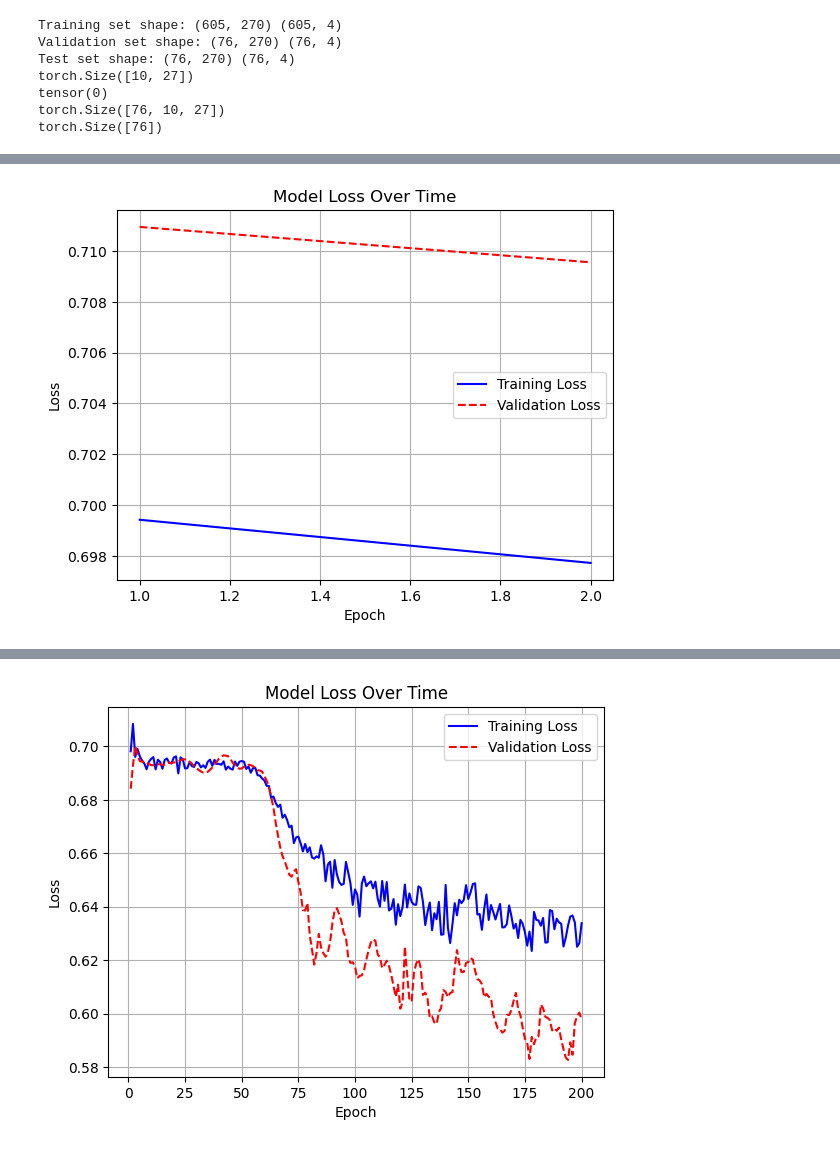
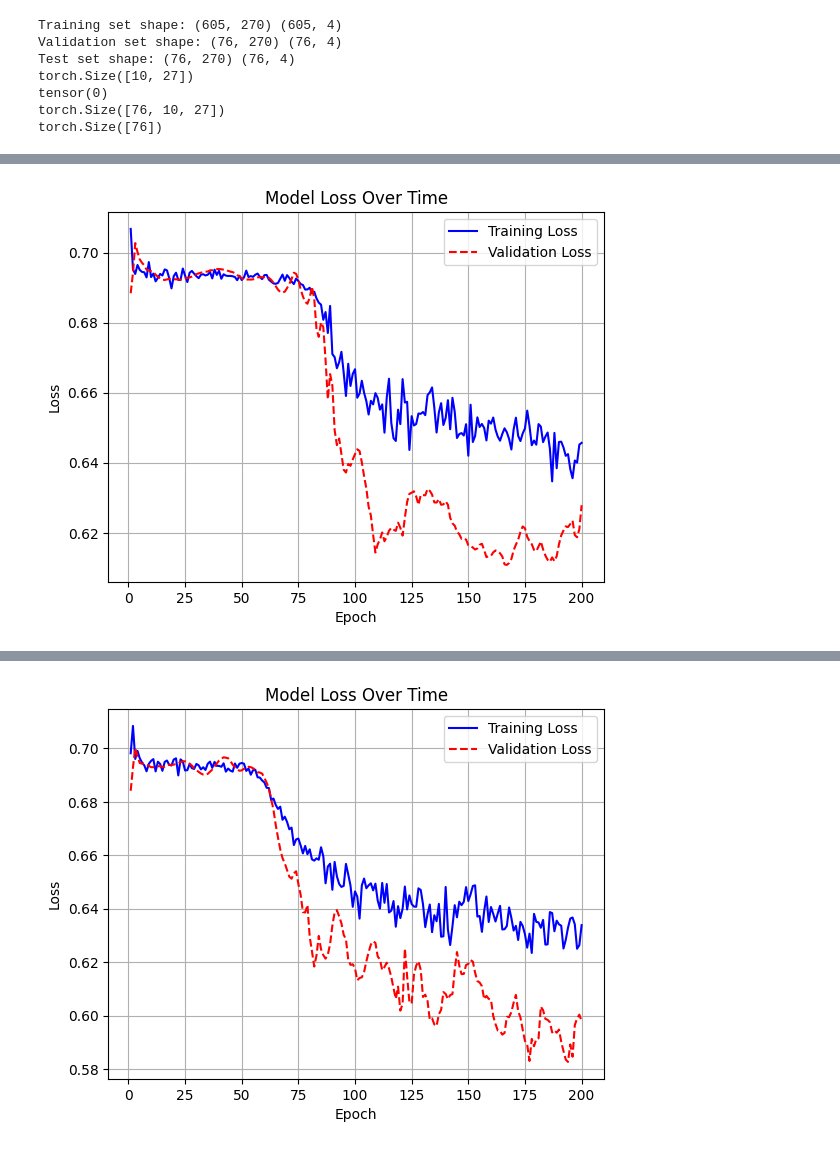
Before and after one commit to eric-fey-hus/ukko, a Jupyter notebook: Example_AML_test.ipynb, the cells around one changed output, grey strips where cells are left out. Cells and saved outputs as stored; diff of their text form; code cells hidden in the pictures.

```diff
--- a/Example_AML_test.ipynb
+++ b/Example_AML_test.ipynb
@@ -439,7 +439,7 @@ print(timepoints)
 
 # Quick data for testing
 dataset_train = CustomDataset(X_train, y_train)
-train_loader = DataLoader(dataset_train, batch_size=64, shuffle=True)
+train_loader = DataLoader(dataset_train, batch_size=1000, shuffle=True)
 
 # Initialize model
 # DualAttentionClassifier(self, n_features, time_steps, n_classes, d_model=128, n_heads=8, dropout=0.1)
@@ -448,10 +448,10 @@ model = ukko.core.DualAttentionClassifier1(
     time_steps=timepoints,
     n_labels=1,  # 2-year surival
     n_classes=2, # 2 classes: 0=alive, 1=death
-    d_model=8,
+    d_model=32,
     n_heads=4,
     dropout=0.2,
-    n_modules=2
+    n_modules=1
 )
 
 def train_sine_model(model, train_loader, val_loader, epochs=100, lr=0.001, device='cpu', verbose=True):
@@ -522,7 +522,7 @@ def train_sine_model(model, train_loader, val_loader, epochs=100, lr=0.001, devi
 
 # Train the model
 device = torch.device('cuda' if torch.cuda.is_available() else 'cpu')
-train_sine_model(model, train_loader, val_loader, epochs=2, device=device)
+train_sine_model(model, train_loader, val_loader, epochs=200, device=device)
 history1 = history
 
 # Visualize training
@@ -538,3 +552,3 @@ Epoch   1/2, Train Loss: 0.6994, Val Loss: 0.7109
-[figure, old version]
+[figure, new version]
 # %%
 importlib.reload(ukko.core)
```
Also changed, not shown: parts of 3 cells of this notebook, 4 other files.
